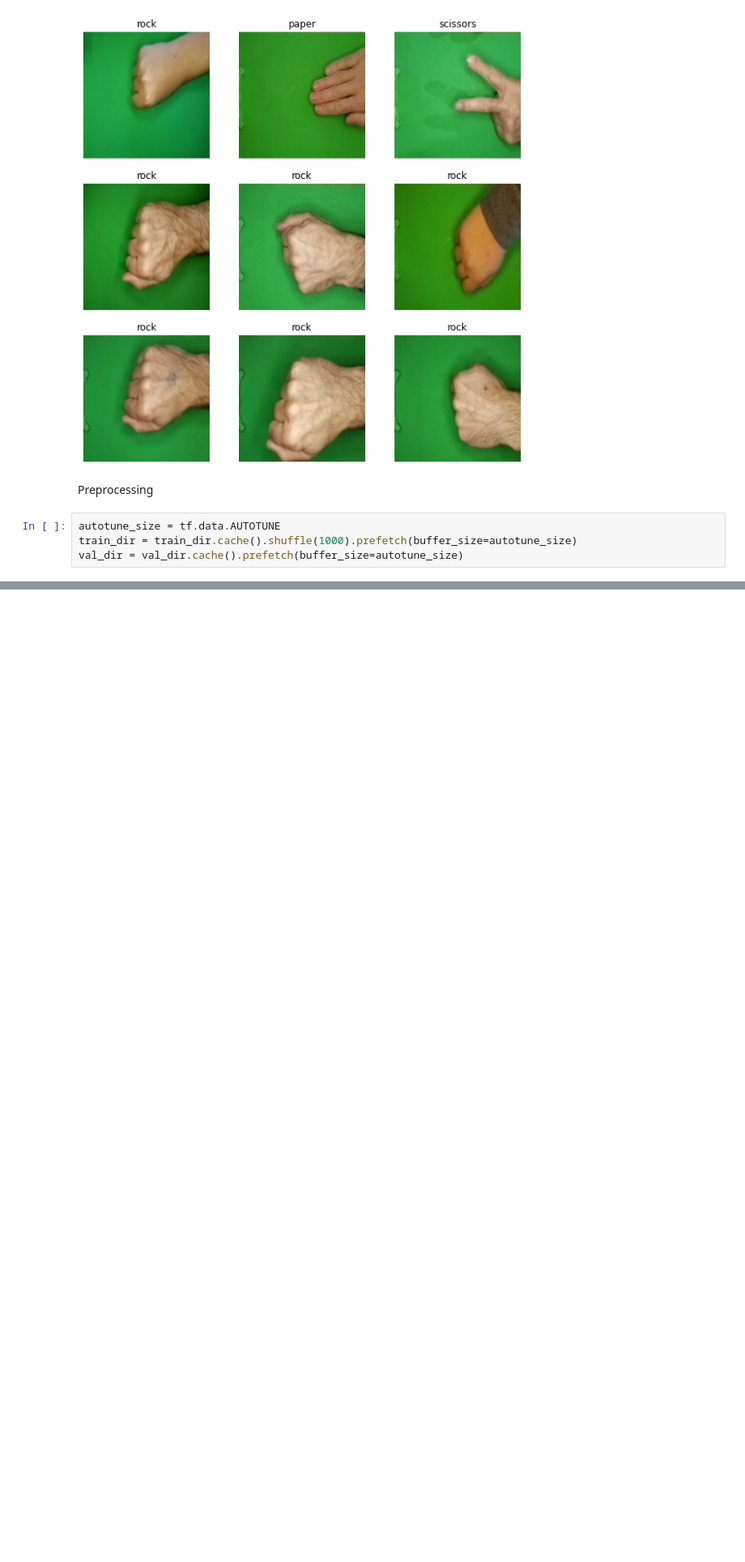
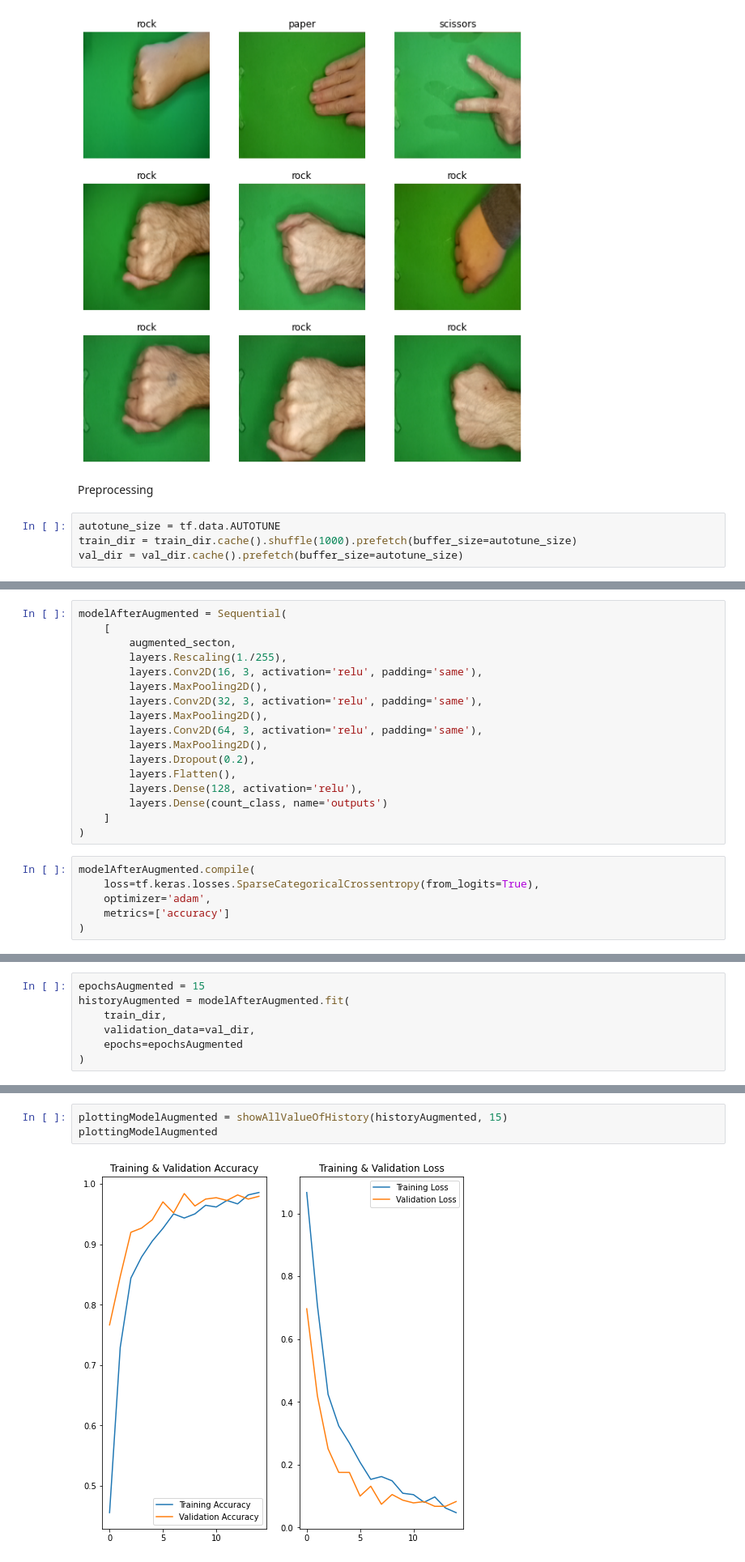
Before and after one commit to akhfzl/Image-Recognition-Concepts, a Jupyter notebook: example.ipynb, the cells around one changed output, grey strips where cells are left out. Shown at 81% size. Cells and saved outputs as stored; diff of their text form; blank space fills up the shorter version.

```diff
--- a/example.ipynb
+++ b/example.ipynb
@@ -141,0 +283,23 @@ print(np.min(firstly_img), np.max(firstly_img))
+# %%
+modelAfterAugmented = Sequential(
+    [
+        augmented_secton,
+        layers.Rescaling(1./255),
+        layers.Conv2D(16, 3, activation='relu', padding='same'),
+        layers.MaxPooling2D(),
+        layers.Conv2D(32, 3, activation='relu', padding='same'),
+        layers.MaxPooling2D(),
+        layers.Conv2D(64, 3, activation='relu', padding='same'),
+        layers.MaxPooling2D(),
+        layers.Dropout(0.2),
+        layers.Flatten(),
+        layers.Dense(128, activation='relu'),
+        layers.Dense(count_class, name='outputs')
+    ]
+)
+# %%
+modelAfterAugmented.compile(
+    loss=tf.keras.losses.SparseCategoricalCrossentropy(from_logits=True),
+    optimizer='adam',
+    metrics=['accuracy']
+)
@@ -141,0 +326,7 @@ print(np.min(firstly_img), np.max(firstly_img))
+# %%
+epochsAugmented = 15
+historyAugmented = modelAfterAugmented.fit(
+    train_dir,
+    validation_data=val_dir,
+    epochs=epochsAugmented
+)
@@ -141,0 +351,5 @@ print(np.min(firstly_img), np.max(firstly_img))
+# %%
+plottingModelAugmented = showAllValueOfHistory(historyAugmented, 15)
+plottingModelAugmented
+# %% [output]
+[figure, added]
```
Also changed, not shown: parts of 27 cells of this notebook, 9 other files.
